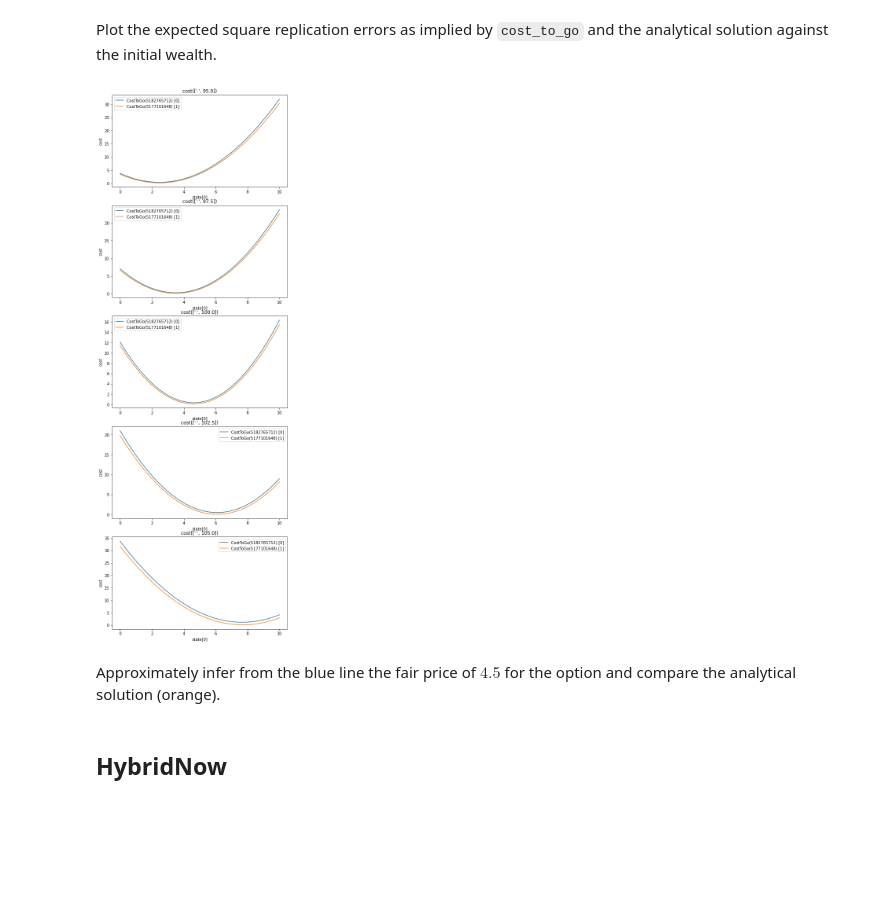
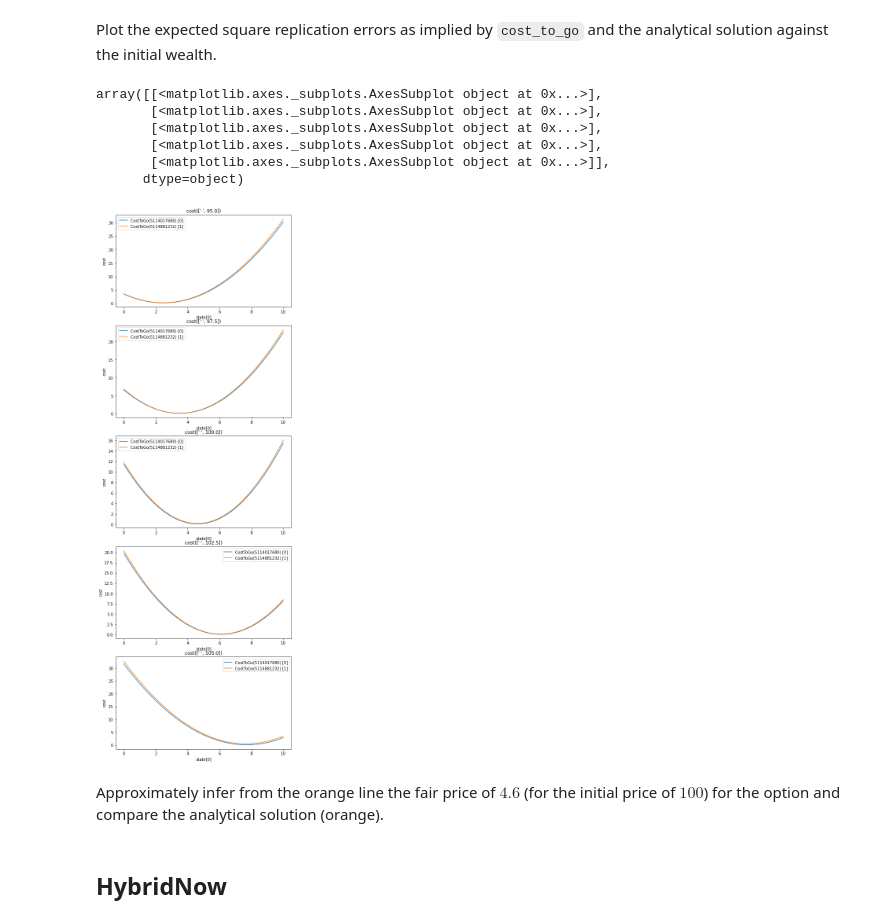
Before and after one commit to rwlmu/ml-adp, a Jupyter notebook: doc/examples/option_hedging.ipynb, the cells around one changed output. Cells and saved outputs as stored; diff of their text form; code cells hidden in the pictures; blank space fills up the shorter version.

Commit message:
Update Option Hedging Example

```diff
--- a/doc/examples/option_hedging.ipynb
+++ b/doc/examples/option_hedging.ipynb
@@ -60,5 +60,5 @@ Fix the basic parameters:
 time_horizon = 6
 number_risky_assets = 1
 
-initial_value = 100.
-risk_free_rate = 0.
+initial_value = torch.tensor([100.]).to(device)
+risk_free_rate = torch.tensor([0.]).to(device)
@@ -256,7 +264,7 @@ Create a dictionary containing all the relevant components:
 model = {
     'cost_to_go': square_replication_error,
     'training_state_samplers': [TrainingStateSampler(time) for time in range(len(square_replication_error))],
-    'random_effects_samplers': len(square_replication_error) * [returns_sampler]
+    'random_effects_samplers': len(square_replication_error) * [md]
 }
 # %% [markdown]
 ## NNContPi
@@ -338,22 +346,25 @@ Note that the time required for each gadient descent iteration increases as the
 # %% [markdown]
 Plot the expected square replication errors as implied by `cost_to_go` and the analytical solution against the initial wealth.
 # %%
-rand_effs = random_effects_samplers[-1](10000, cost_to_go.steps())
+rand_effs = random_effects_samplers[-1].sample(10000, cost_to_go.steps())
 
-from ml_adp.cost import _evaluating
-
-with _evaluating(cost_to_go):
-    cost_to_go.plot_state_component_range(
-        torch.arange(0, 10.25, 0.25).to(device),
-        torch.arange(95., 107.5, 2.5).to(device),
-        random_effects=rand_effs,
-        versus=analytic_error,
-        plot_size=(8,5)
-    )
+analytic_error.plot_state_component_range(
+    torch.arange(0, 10.25, 0.25).to(device),
+    torch.arange(95., 107.5, 2.5).to(device),
+    random_effects=rand_effs,
+    versus=cost_to_go,
+    plot_size=(8,5)
+)
 # %% [output]
+array([[<matplotlib.axes._subplots.AxesSubplot object at 0x...>],
+       [<matplotlib.axes._subplots.AxesSubplot object at 0x...>],
+       [<matplotlib.axes._subplots.AxesSubplot object at 0x...>],
+       [<matplotlib.axes._subplots.AxesSubplot object at 0x...>],
+       [<matplotlib.axes._subplots.AxesSubplot object at 0x...>]],
+      dtype=object)
-[figure, old version]
+[figure, new version]
 # %% [markdown]
-Approximately infer from the blue line the fair price of $4.5$ for the option and compare the analytical solution (orange).
+Approximately infer from the orange line the fair price of $4.6$ (for the initial price of $100$) for the option and compare the analytical solution (orange).
 # %% [markdown]
 ## HybridNow
 # %% [markdown]
```
Also changed, not shown: parts of 16 cells of this notebook.
